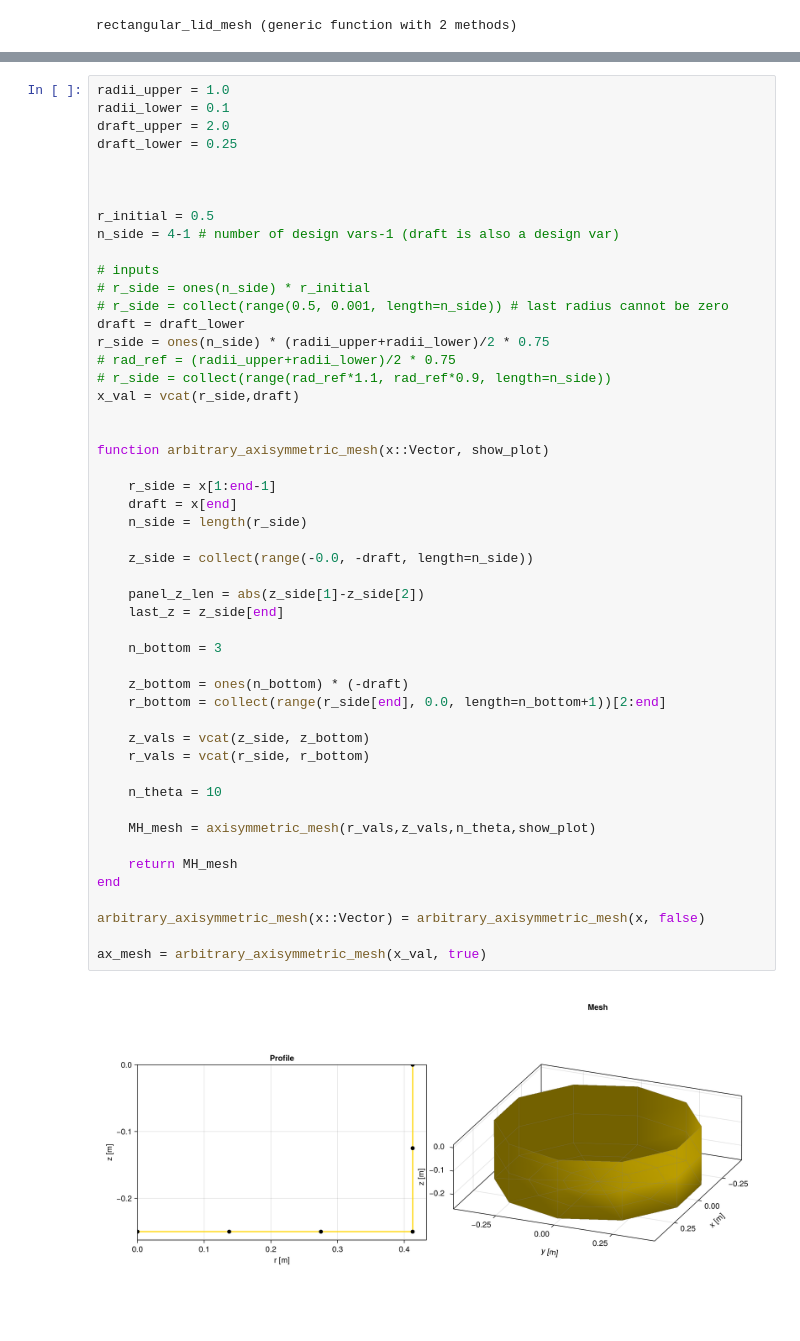
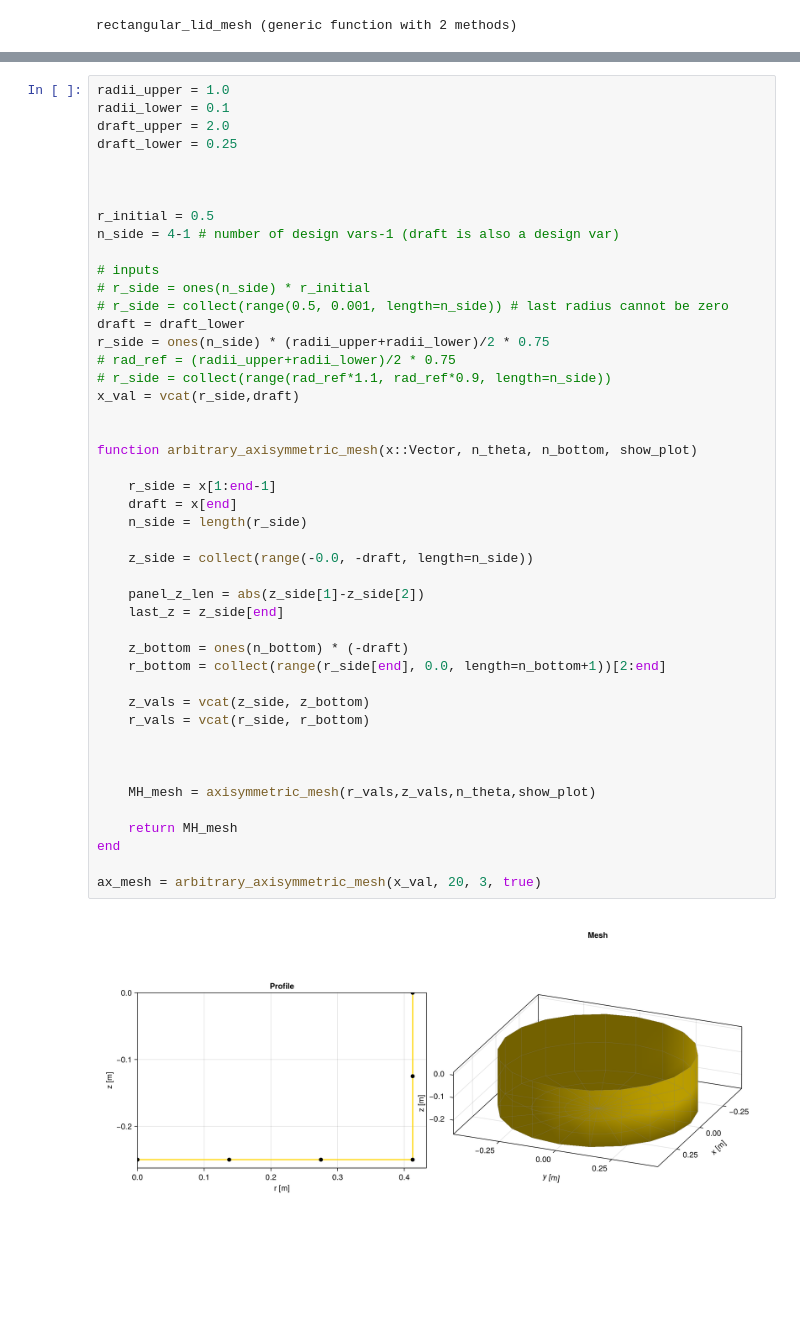
Before and after one commit to collin-treacy/MarineHydro.jl, a Jupyter notebook: dev/mesh_development_with_lid.ipynb, the cells around one changed output, grey strips where cells are left out. Saved outputs shown, nothing was run; the diff lists cells and outputs as text; blank space fills up the shorter version.

```diff
--- a/dev/mesh_development_with_lid.ipynb
+++ b/dev/mesh_development_with_lid.ipynb
@@ -68,38 +69,34 @@ n_side = 4-1 # number of design vars-1 (draft is also a design var)
 draft = draft_lower
 r_side = ones(n_side) * (radii_upper+radii_lower)/2 * 0.75
 # rad_ref = (radii_upper+radii_lower)/2 * 0.75
 # r_side = collect(range(rad_ref*1.1, rad_ref*0.9, length=n_side))
 x_val = vcat(r_side,draft)
 
 
-function arbitrary_axisymmetric_mesh(x::Vector, show_plot)
+function arbitrary_axisymmetric_mesh(x::Vector, n_theta, n_bottom, show_plot)
 
     r_side = x[1:end-1]
     draft = x[end]
     n_side = length(r_side)
 
     z_side = collect(range(-0.0, -draft, length=n_side))
 
     panel_z_len = abs(z_side[1]-z_side[2])
     last_z = z_side[end]
 
-    n_bottom = 3
-
     z_bottom = ones(n_bottom) * (-draft)
     r_bottom = collect(range(r_side[end], 0.0, length=n_bottom+1))[2:end]
 
     z_vals = vcat(z_side, z_bottom)
     r_vals = vcat(r_side, r_bottom)
 
-    n_theta = 10
+
 
     MH_mesh = axisymmetric_mesh(r_vals,z_vals,n_theta,show_plot)
 
     return MH_mesh
 end
 
-arbitrary_axisymmetric_mesh(x::Vector) = arbitrary_axisymmetric_mesh(x, false)
-
-ax_mesh = arbitrary_axisymmetric_mesh(x_val, true)
+ax_mesh = arbitrary_axisymmetric_mesh(x_val, 20, 3, true)
 # %% [output]
-[figure, old version]
+[figure, new version]
```
Also changed, not shown: parts of 26 cells of this notebook, 1 other file.
